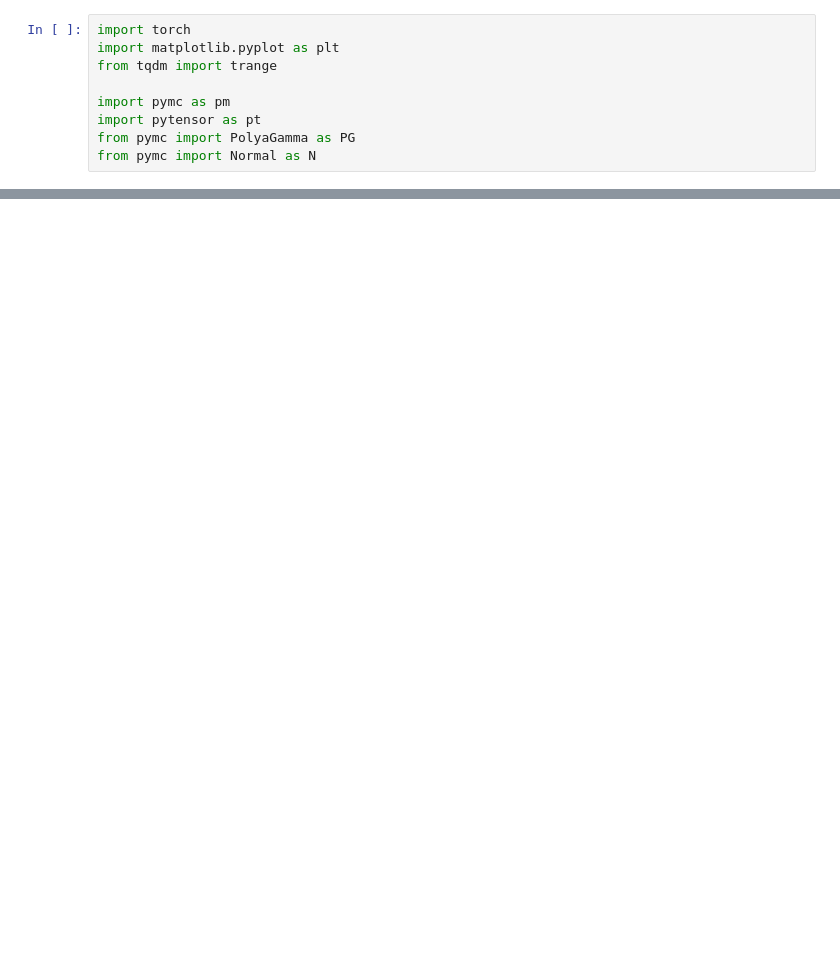
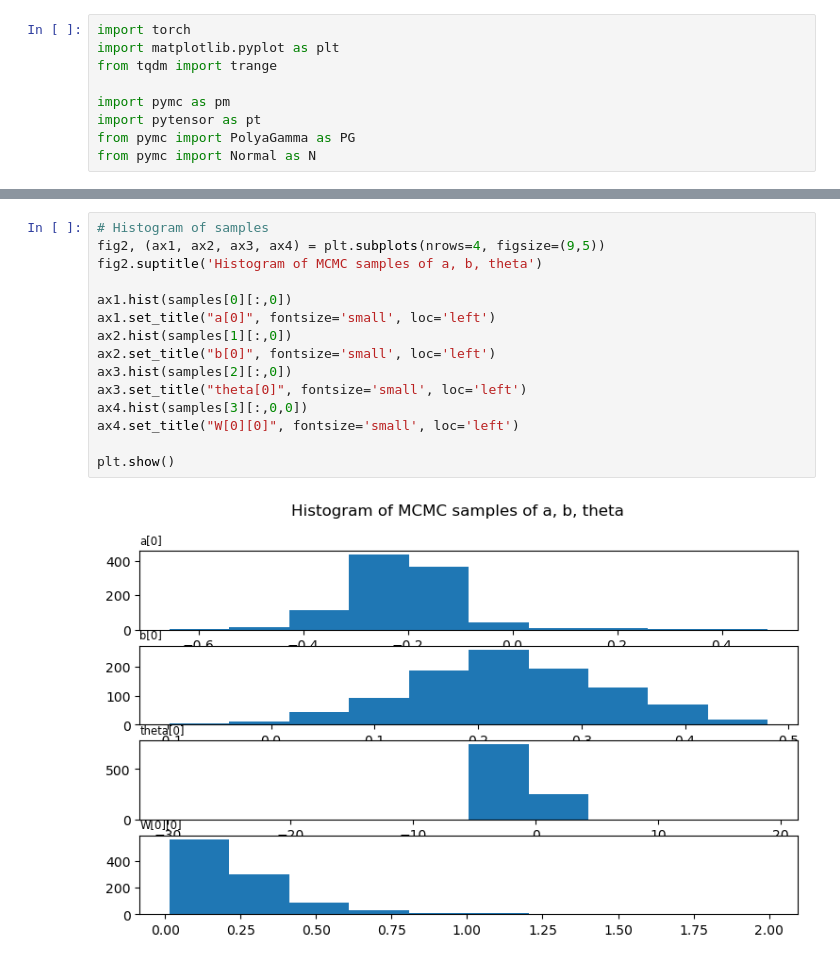
Before and after one commit to ghostpress/edu-IRT-MCMC, a Jupyter notebook: src/samplers/Polya-Gamma.ipynb, the cells around one changed output, grey strips where cells are left out. Drawn from its saved outputs; the diff is of its cells as text; blank space fills up the shorter version.

```diff
--- a/src/samplers/Polya-Gamma.ipynb
+++ b/src/samplers/Polya-Gamma.ipynb
@@ -184,0 +235,17 @@ nan
+# %%
+# Histogram of samples
+fig2, (ax1, ax2, ax3, ax4) = plt.subplots(nrows=4, figsize=(9,5))
+fig2.suptitle('Histogram of MCMC samples of a, b, theta')
+
+ax1.hist(samples[0][:,0])
+ax1.set_title("a[0]", fontsize='small', loc='left')
+ax2.hist(samples[1][:,0])
+ax2.set_title("b[0]", fontsize='small', loc='left')
+ax3.hist(samples[2][:,0])
+ax3.set_title("theta[0]", fontsize='small', loc='left')
+ax4.hist(samples[3][:,0,0])
+ax4.set_title("W[0][0]", fontsize='small', loc='left')
+
+plt.show()
+# %% [output]
+[figure, added]
```
Also changed, not shown: parts of 5 cells of this notebook.
